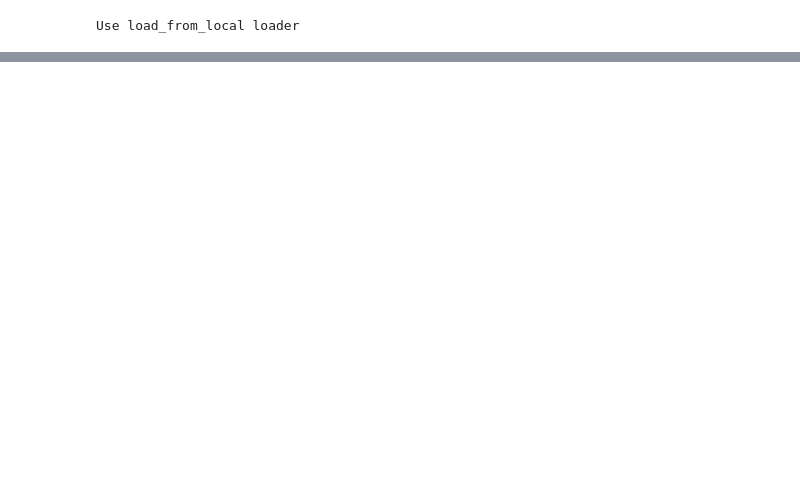
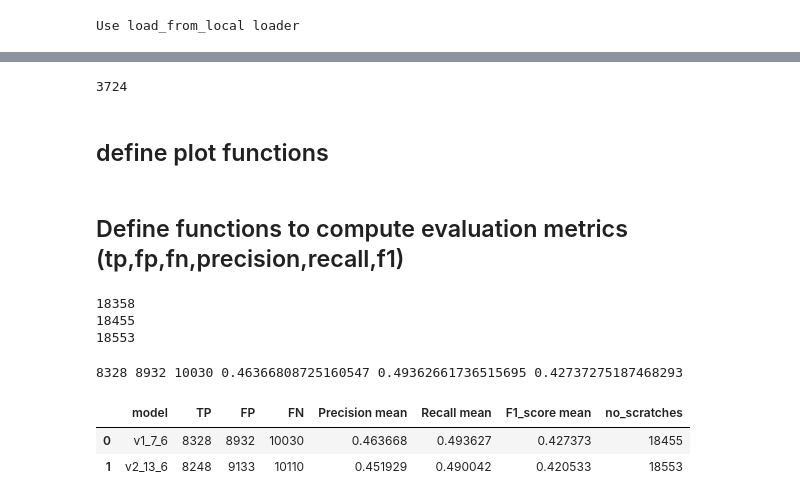
Before and after one commit to mtcld/CBNetV2, a Jupyter notebook: demo/damage_model_evaluation.ipynb, the cells around one changed output, grey strips where cells are left out. Saved outputs shown, nothing was run; the diff lists cells and outputs as text; code cells hidden in the pictures; blank space fills up the shorter version.

```diff
--- a/demo/damage_model_evaluation.ipynb
+++ b/demo/damage_model_evaluation.ipynb
@@ -75,0 +89,8 @@ pred_boxes[0]
+# %%
+pred_data = json.load(open('./output_data/scratch_predicted_result_v1.json'))
+pred_data_v2 = json.load(open('./output_data/scratch_predicted_result_v2.json'))
+pred_data_v3 = json.load(open('./output_data/scratch_predicted_result_v3.json'))
+# %% [output]
+3724
+# %% [markdown]
+## define plot functions
@@ -75,0 +192,2 @@ pred_boxes[0]
+# %% [markdown]
+## Define functions to compute evaluation metrics (tp,fp,fn,precision,recall,f1)
@@ -75,0 +263,28 @@ pred_boxes[0]
+# %%
+num_scratches = len(test_data['annotations'])
+print(num_scratches)
+num_scratches_1 = sum(len(val['bboxes']) for img,val in pred_data.items())
+print(num_scratches_1)
+
+num_scratches_2 = sum(len(val['bboxes']) for img,val in pred_data_v2.items())
+print(num_scratches_2)
+# %% [output]
+18358
+18455
+18553
+# %%
+tp,fp,fn,p,r,f1=compute_mean_eval_metrics(img_to_anns, pred_data)
+tp2,fp2,fn2,p2,r2,f12=compute_mean_eval_metrics(img_to_anns, pred_data_v2)
+
+model1_eval_metric = {'model':['v1_7_6', 'v2_13_6'], 'TP': [tp,tp2], 'FP': [fp,fp2], 'FN':[fn,fn2],
+                      'Precision mean':[p,p2], 'Recall mean':[r,r2], 'F1_score mean': [f1,f12],
+                      'no_scratches': [num_scratches_1, num_scratches_2]}
+eval_metrics_table = pd.DataFrame.from_dict(model1_eval_metric)
+print(tp,fp,fn,p,r,f1)
+eval_metrics_table.to_csv('./output_data/eval_metrics.csv', index=False)
+eval_metrics_table
+# %% [output]
+8328 8932 10030 0.46366808725160547 0.49362661736515695 0.42737275187468293
+|  | model | TP | FP | FN | Precision mean | Recall mean | F1_score mean | no_scratches |
+| 0 | v1_7_6 | 8328 | 8932 | 10030 | 0.463668 | 0.493627 | 0.427373 | 18455 |
+| 1 | v2_13_6 | 8248 | 9133 | 10110 | 0.451929 | 0.490042 | 0.420533 | 18553 |
```
Also changed, not shown: parts of 30 cells of this notebook, 16 other files.
